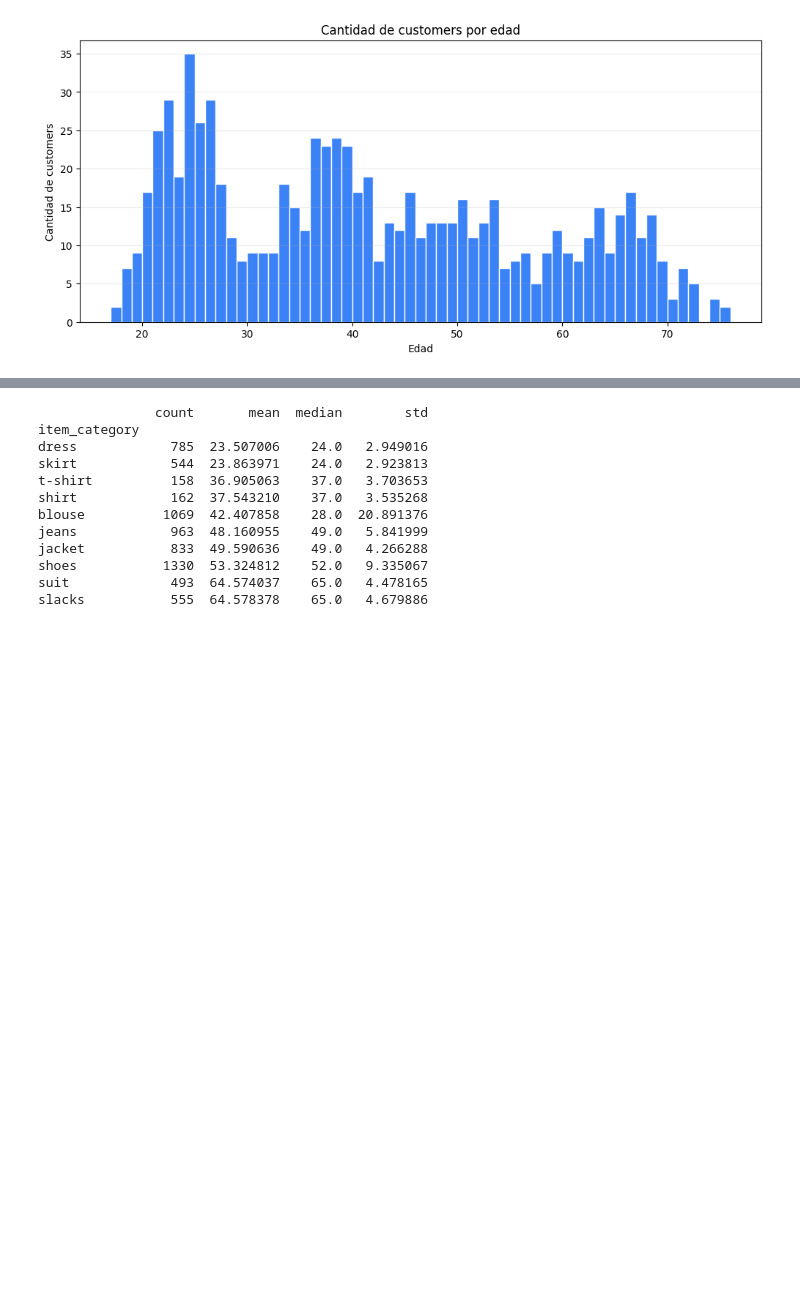
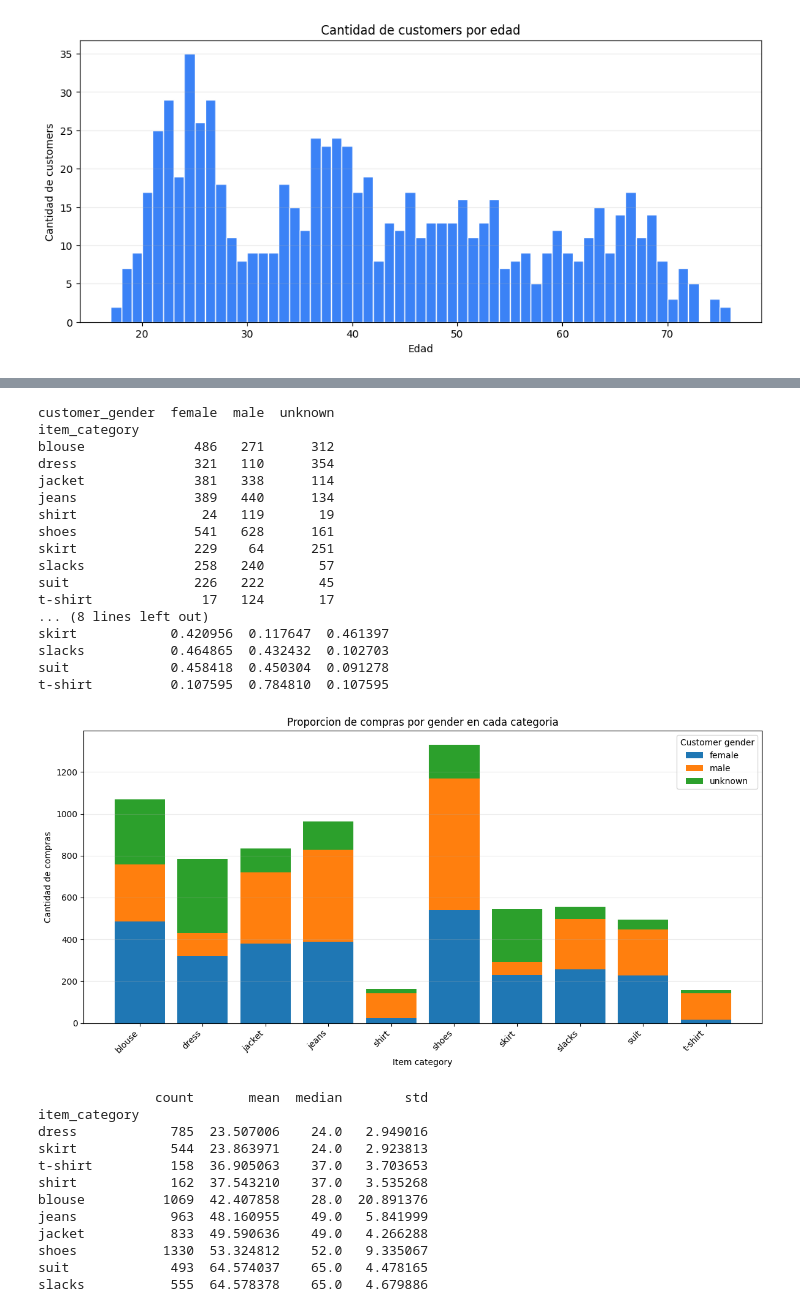
Before and after one commit to Derek-Bltrn/ML26_PXNDX_MADERO, a Jupyter notebook: src/ml26/proyectos/P02_customer_purchases/data_exploration.ipynb, the cells around one changed output, grey strips where cells are left out. Cells and saved outputs as stored; diff of their text form; code cells hidden in the pictures; blank space fills up the shorter version.

```diff
--- a/src/ml26/proyectos/P02_customer_purchases/data_exploration.ipynb
+++ b/src/ml26/proyectos/P02_customer_purchases/data_exploration.ipynb
@@ -461,3 +462,70 @@ plt.show()
+# %%
+DATA_DIR = Path("../../datasets/customer_purchases")
+train_path = DATA_DIR / "customer_purchases_train.csv"
+
+df = pd.read_csv(train_path)
+
+df["customer_gender"] = df["customer_gender"].fillna("nan")
+
+gender_category_counts = pd.crosstab(
+    df["item_category"],
+    df["customer_gender"],
+)
+
+gender_category_pct = gender_category_counts.div(
+    gender_category_counts.sum(axis=1),
+    axis=0,
+)
+
+print(gender_category_counts)
+print(gender_category_pct)
+
+plt.figure(figsize=(12, 6))
+
+bottom = None
+
+for gender in gender_category_counts.columns:
+    values = gender_category_counts[gender].values
+
+    plt.bar(
+        gender_category_pct.index,
+        values,
+        bottom=bottom,
+        label=gender,
+    )
+
+    if bottom is None:
+        bottom = values
+    else:
+        bottom = bottom + values
+
+plt.title("Proporcion de compras por gender en cada categoria")
+plt.xlabel("Item category")
+plt.ylabel("Cantidad de compras")
+plt.xticks(rotation=45, ha="right")
+plt.legend(title="Customer gender")
+plt.grid(axis="y", alpha=0.25)
+plt.tight_layout()
+plt.show()
+# %% [output]
+customer_gender  female  male  unknown
+item_category
+blouse              486   271      312
+dress               321   110      354
+jacket              381   338      114
+jeans               389   440      134
+shirt                24   119       19
+shoes               541   628      161
+skirt               229    64      251
+slacks              258   240       57
+suit                226   222       45
+t-shirt              17   124       17
+... (8 lines left out)
+skirt            0.420956  0.117647  0.461397
+slacks           0.464865  0.432432  0.102703
+suit             0.458418  0.450304  0.091278
+t-shirt          0.107595  0.784810  0.107595
+[figure, added]
 # %%
 age_summary = (
     df.groupby("item_category")["customer_age_years"]
```
Also changed, not shown: parts of 1 cell of this notebook, 3 other files.
